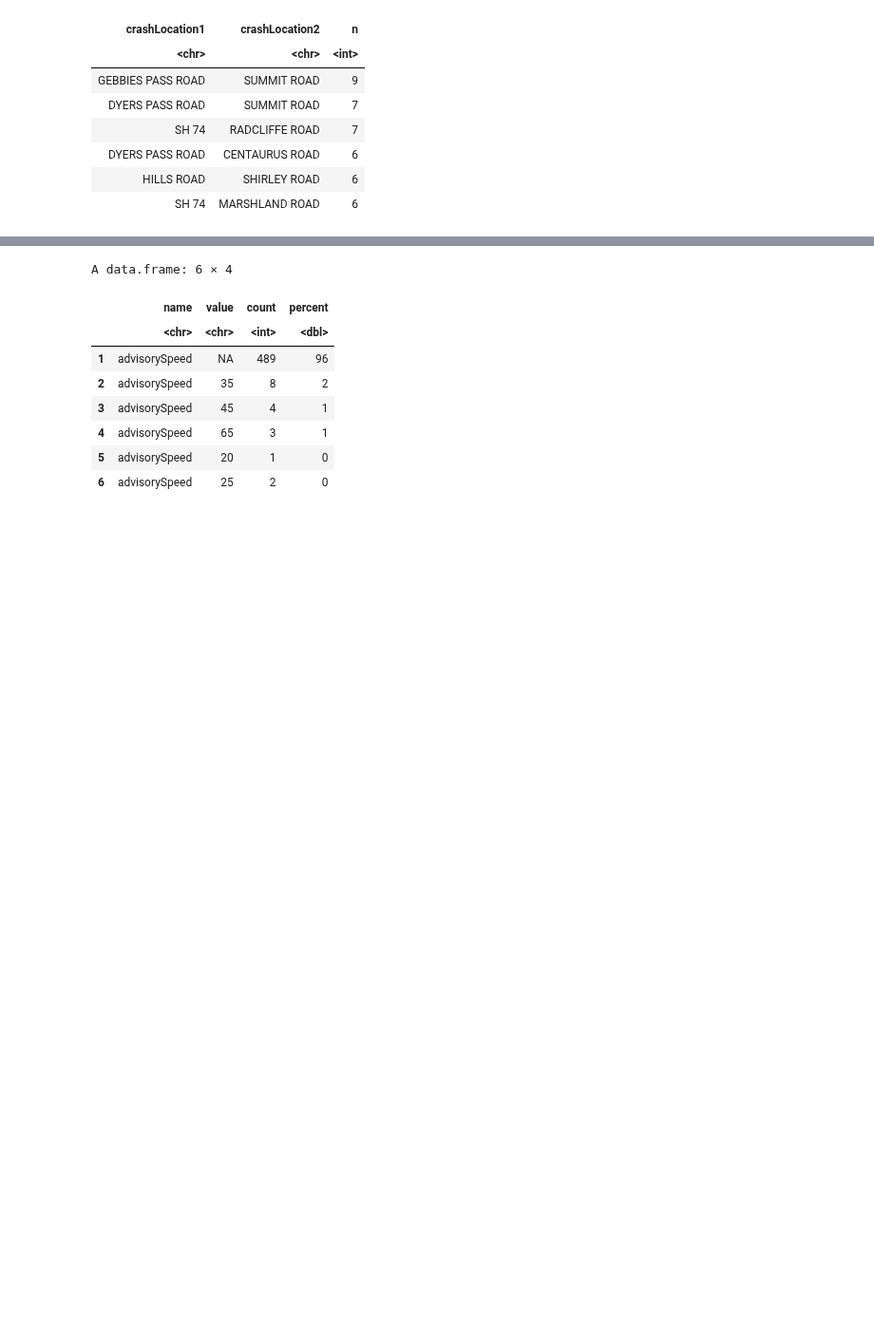
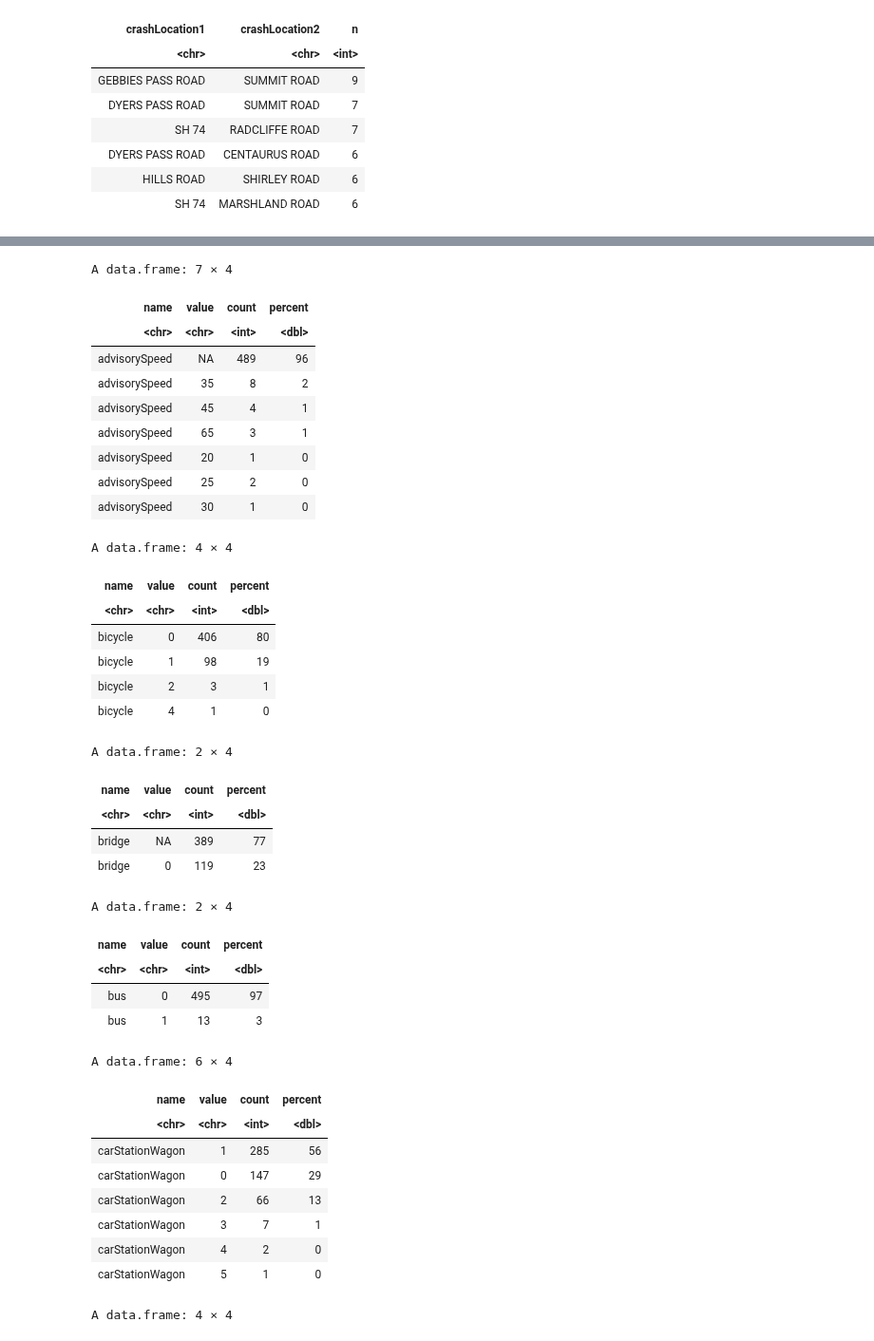
Before and after one commit to zelta1990/DATA422-Group-Project, a Jupyter notebook: group_project.ipynb, the cells around one changed output, grey strips where cells are left out. Shown at 95% size. Cells and saved outputs as stored; diff of their text form; code cells hidden in the pictures; blank space fills up the shorter version.

```diff
--- a/group_project.ipynb
+++ b/group_project.ipynb
@@ -14,6 +14,8 @@ crash_df <-read_csv("https://raw.githubusercontent.com/zelta1990/crash_data_nz/m
 crash_df %>% head() #check initial dataset
 crash_df %>% glimpse() #check column types
 crash_df <- crash_df %>% filter(crashYear > 2011)  #only return records after 2012
+crash_df <- crash_df  %>%  relocate(c(crashLocation1,crashLocation2), .after = Y) #move crashLocation 1 & 2 values next to co-ordinates for clarity #*****
+head(crash_df,10) #*****
 #crash_df %>% skim() #quick data summary
 #crash_df %>% vis_miss(large_data_size = 9e+07)#Visualise missing values
 # %% [output]
@@ -89,0 +164,27 @@ A tibble: 6 × 4
+# %%
+#Calculate the count of accidents at one location based on the unique combination of X,Y co-ordinates and crashLocation1 & crashLocation2. #*****
+#This is done to confirm that each crash was generally recorded with its own unique position (X,Y location).
+#Helps us understand how crashes would be visualised (i.e. single points along road rather than stacked points in the same location). Need to show clustering of points in map as a result.
+count_df2 <- crash_df %>%
+                filter(crashSeverity == "Serious Crash" | crashSeverity == "Fatal Crash" ) %>%
+                count(X, Y,crashLocation1,crashLocation2,crashYear,sort=TRUE)
+head(count_df2)
+
+#Rank each location by accident count for each year #*****
+all_year = list()
+for(i in unique(crash_df$crashYear))
+{
+    year_df <- count_df2 %>%
+                    filter(crashYear == i ) %>%
+                    arrange(desc(n))
+    all_year[[i]] <- year_df
+}
+all_year_df2 <- bind_rows(all_year)
+
+#Find how many times crashes reoccur or not at each combination of X, Y, crashLocation1 and crashLocation2 #*****
+all_year_df2 %>% arrange(desc(n)) %>% count(n) %>%
+                rename('Crash occurence based on (X, Y, crashLoc1 & crashLoc2)'= n, n = nn)
+
+
+#Results show only 10 were reported to re-occur at the same exact X,Y(likely due to precision limits or error). #*****
+#Thinking practically, this is minimal compared to all the crashes with unique X,Y position (1613)
@@ -154,34 +272,63 @@ A tibble: 6 × 74
 # %%
 #Calculate frequency for factor levels in columns. The result was used as a reference to determine which columns should be used for layers in the map
 col_freq_df <- target_df %>% select(-c(X,Y,OBJECTID, areaUnitID,crashFinancialYear,crashDirectionDescription,crashLocation1,crashLocation2,crashRoadSideRoad,crashSeverity,
                                         crashYear,debris,directionRoleDescription,ditch,fatalCount,fence,houseOrBuilding,intersection,meshblockId,minorInjuryCount,
                                         objectThrownOrDropped,otherObject,otherVehicleType,overBank,parkedVehicle,pedestrian,phoneBoxEtc,postOrPole,region,roadCharacter,
                                         schoolBus,seriousInjuryCount,suv,taxi,tlaId,tlaName,unknownVehicleType,lat,lon))
 all_columns = list()
 for(i in 1:ncol(col_freq_df))
 {
     df <- col_freq_df[i]
     new_df <- df %>%
                 group_by(df[1]) %>%
                 tally() %>%
                 mutate(percent=round(100*n/sum(n))) %>%
                 arrange(desc(percent))
     colnames(new_df)[1] <- "value"
     colnames(new_df)[2] <- "count"
     new_df <- cbind(name = colnames(col_freq_df[i]), new_df)
     new_df$value <- as.character(new_df$value)
     all_columns[[i]] <- new_df
 }
 all_col_freq_df <- bind_rows(all_columns)
-all_col_freq_df %>% head()
-#all_columns   #show frequency table for each column individually
+#all_col_freq_df  #*****
+head(all_columns)   #show frequency table for each column individually #**** Miguel: I think this output may look cleaner as variables are separated out
+#all_col_freq_df %>%  filter(name == 'trafficControl')  #filter table for variable of interest
 # %% [output]
-A data.frame: 6 × 4
+A data.frame: 7 × 4
-|  | name | value | count | percent |
-|  | <chr> | <chr> | <int> | <dbl> |
-| 1 | advisorySpeed | NA | 489 | 96 |
-| 2 | advisorySpeed | 35 | 8 | 2 |
-| 3 | advisorySpeed | 45 | 4 | 1 |
-| 4 | advisorySpeed | 65 | 3 | 1 |
-| 5 | advisorySpeed | 20 | 1 | 0 |
-| 6 | advisorySpeed | 25 | 2 | 0 |
+| name | value | count | percent |
+| <chr> | <chr> | <int> | <dbl> |
+| advisorySpeed | NA | 489 | 96 |
+| advisorySpeed | 35 | 8 | 2 |
+| advisorySpeed | 45 | 4 | 1 |
+| advisorySpeed | 65 | 3 | 1 |
+| advisorySpeed | 20 | 1 | 0 |
+| advisorySpeed | 25 | 2 | 0 |
+| advisorySpeed | 30 | 1 | 0 |
+A data.frame: 4 × 4
+| name | value | count | percent |
+| <chr> | <chr> | <int> | <dbl> |
+| bicycle | 0 | 406 | 80 |
+| bicycle | 1 | 98 | 19 |
+| bicycle | 2 | 3 | 1 |
+| bicycle | 4 | 1 | 0 |
+A data.frame: 2 × 4
+| name | value | count | percent |
+| <chr> | <chr> | <int> | <dbl> |
+| bridge | NA | 389 | 77 |
+| bridge | 0 | 119 | 23 |
+A data.frame: 2 × 4
+| name | value | count | percent |
+| <chr> | <chr> | <int> | <dbl> |
+| bus | 0 | 495 | 97 |
+| bus | 1 | 13 | 3 |
+A data.frame: 6 × 4
+| name | value | count | percent |
+| <chr> | <chr> | <int> | <dbl> |
+| carStationWagon | 1 | 285 | 56 |
+| carStationWagon | 0 | 147 | 29 |
+| carStationWagon | 2 | 66 | 13 |
+| carStationWagon | 3 | 7 | 1 |
+| carStationWagon | 4 | 2 | 0 |
+| carStationWagon | 5 | 1 | 0 |
+A data.frame: 4 × 4
```
Also changed, not shown: parts of 10 cells of this notebook.
